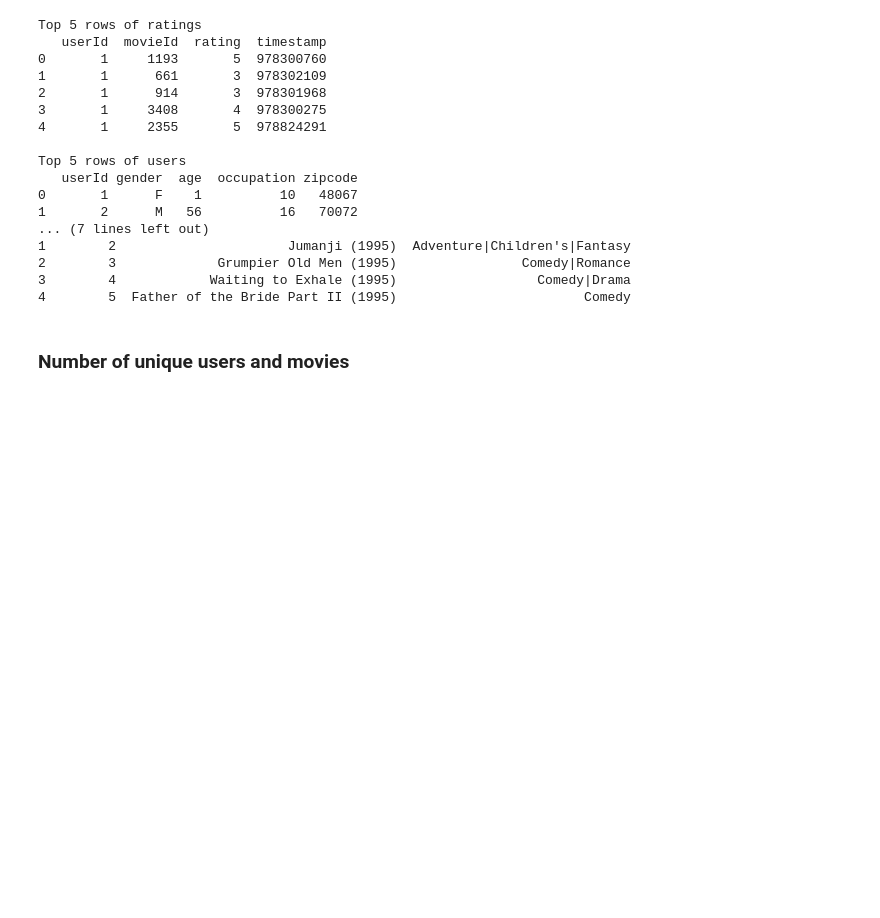
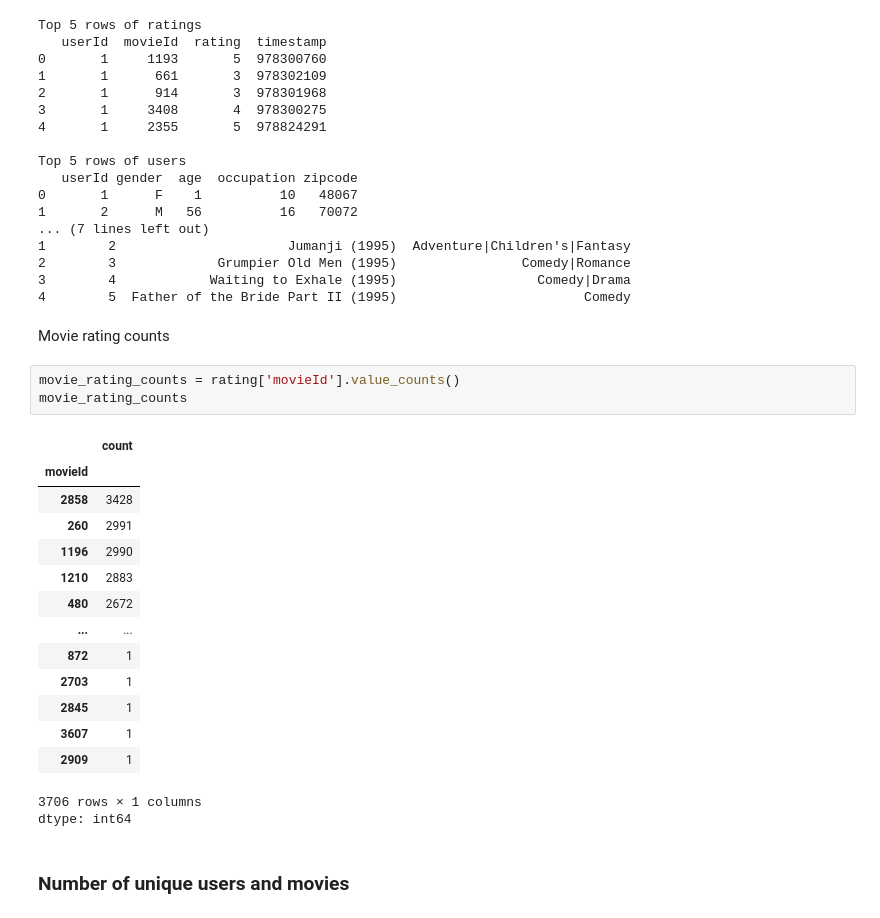
Before and after one commit to tomhait/infinitylabs, a Jupyter notebook: python/Recommender_0/part_0.ipynb, the cells around one changed output. Saved outputs shown, nothing was run; the diff lists cells and outputs as text; blank space fills up the shorter version.

```diff
--- a/python/Recommender_0/part_0.ipynb
+++ b/python/Recommender_0/part_0.ipynb
@@ -470,6 +477,27 @@ Top 5 rows of users
 2        3             Grumpier Old Men (1995)                Comedy|Romance
 3        4            Waiting to Exhale (1995)                  Comedy|Drama
 4        5  Father of the Bride Part II (1995)                        Comedy
+# %% [markdown]
+Movie rating counts
+# %%
+movie_rating_counts = rating['movieId'].value_counts()
+movie_rating_counts
+# %% [output]
+|  | count |
+| movieId |  |
+| 2858 | 3428 |
+| 260 | 2991 |
+| 1196 | 2990 |
+| 1210 | 2883 |
+| 480 | 2672 |
+| ... | ... |
+| 872 | 1 |
+| 2703 | 1 |
+| 2845 | 1 |
+| 3607 | 1 |
+| 2909 | 1 |
+3706 rows × 1 columns
+dtype: int64
 # %% [markdown]
 ### Number of unique users and movies
 # %%
```
Also changed, not shown: parts of 7 cells of this notebook.
